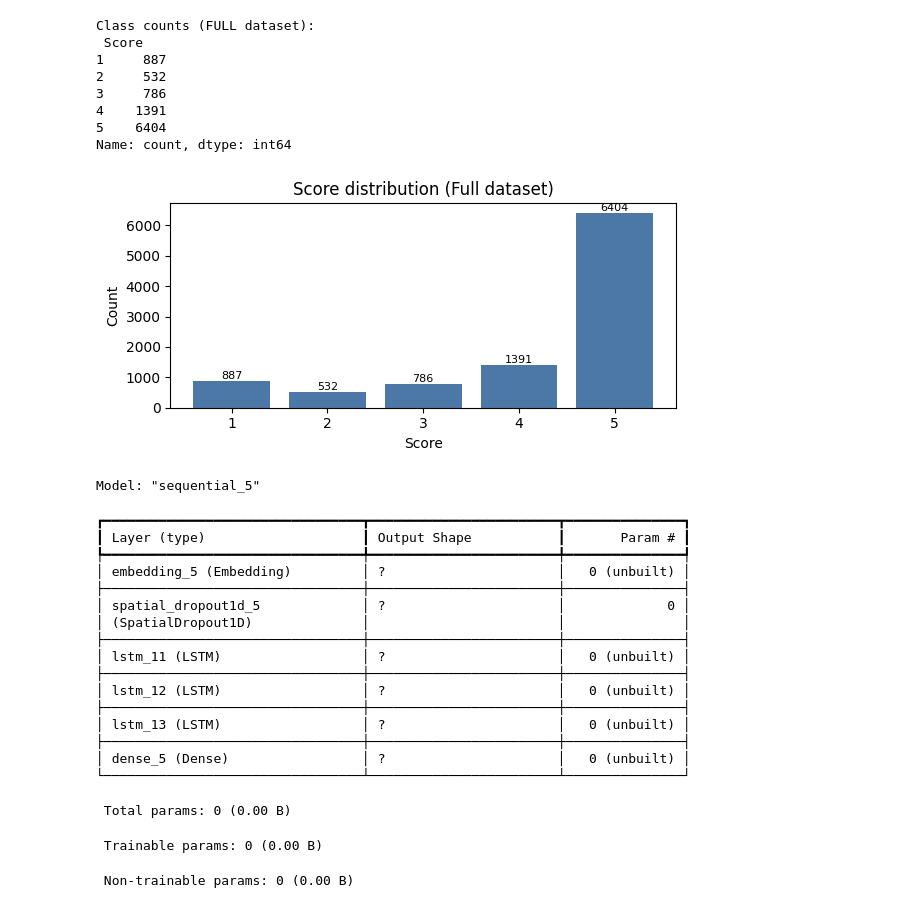
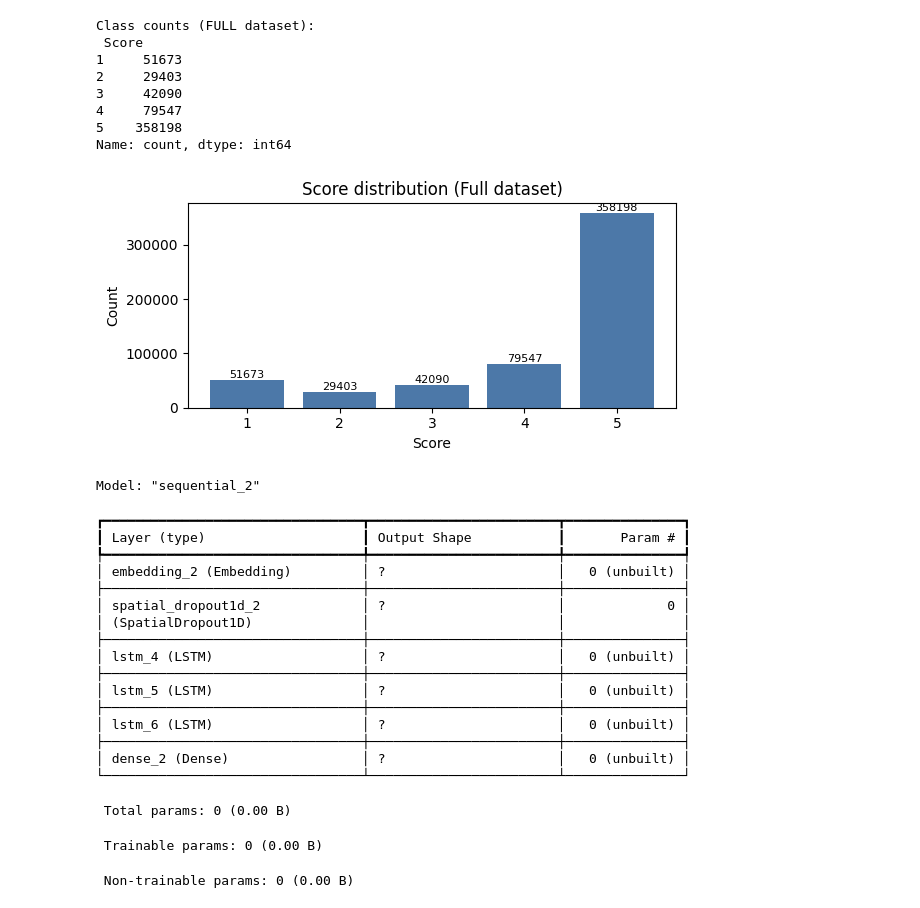
Before and after one commit to replysantosh-lang/ECARDeepLearning, a Jupyter notebook: Reviews_Full_Data_3Layer_LSTM_AS.ipynb, the cells around one changed output. Saved outputs shown, nothing was run; the diff lists cells and outputs as text; code cells hidden in the pictures.

```diff
--- a/Reviews_Full_Data_3Layer_LSTM_AS.ipynb
+++ b/Reviews_Full_Data_3Layer_LSTM_AS.ipynb
@@ -8,7 +13,7 @@ from tensorflow.keras.preprocessing.sequence import pad_sequences
 from tensorflow.keras import layers, models, utils
 
 # ======= fast, simple settings =======
-CSV = "D:\\HardDriveFiles\\Personal\\REVA\\RACE\\Semester1\\DATASETS\\DeepLearning\\Day1\\amazon_review.csv"      # file path
+CSV = "//content//drive//MyDrive//Day1//amazon_review.csv"      # file path
 SEED = 42; np.random.seed(SEED); tf.random.set_seed(SEED)
 N_ROWS = 1000            # <-- use 1000 lines only
 MAX_WORDS = 12000        # vocab cap
@@ -151,7 +156,8 @@ from tensorflow.keras import layers, models, utils
 
 # ======= config =======
 #CSV = "Reviews.csv"    # path to your file
-CSV = "D:\\HardDriveFiles\\Personal\\REVA\\RACE\\Semester1\\DATASETS\\DeepLearning\\Day1\\amazon_review.csv"
+# CSV = "D:\\HardDriveFiles\\Personal\\REVA\\RACE\\Semester1\\DATASETS\\DeepLearning\\Day1\\amazon_review.csv"
+CSV = "//content//drive//MyDrive//Day1//amazon_review.csv"
 SEED = 42; np.random.seed(SEED); tf.random.set_seed(SEED)
 N_ROWS = 20000         # <-- use exactly 20k rows
 MAX_WORDS = 20000      # vocab cap (speed vs. coverage)
@@ -287,7 +306,8 @@ from tensorflow.keras import layers, models, utils
 
 # ============= config (tune for your hardware) =============
 # CSV = "Reviews.csv"   # path to attached file
-CSV = "D:\\HardDriveFiles\\Personal\\REVA\\RACE\\Semester1\\DATASETS\\DeepLearning\\Day1\\amazon_review.csv"
+# CSV = "D:\\HardDriveFiles\\Personal\\REVA\\RACE\\Semester1\\DATASETS\\DeepLearning\\Day1\\amazon_review.csv"
+CSV = "//content//drive//MyDrive//Day1//amazon_review.csv"
 SEED = 42; np.random.seed(SEED); tf.random.set_seed(SEED)
 MAX_WORDS = 30000     # vocab size cap (increase if you have VRAM/CPU)
 MAX_LEN   = 90        # sequence length (shorter = faster)
@@ -297,8 +317,8 @@ EPOCHS    = 4         # quick passes; early stopping will cut if needed
 BATCH     = 256       # adjust to fit memory; try 128 if OOM
 
 # Optional: make TensorFlow GPUs behave nicer (safe to keep on CPU too)
-for gpu in tf.config.experimental.list_physical_devices('GPU'):
-    tf.config.experimental.set_memory_growth(gpu, True)
+#for gpu in tf.config.experimental.list_physical_devices('GPU'):
+#    tf.config.experimental.set_memory_growth(gpu, True)
 
 # ============= load & column detection =============
 df = pd.read_csv(CSV, engine="python")
@@ -360,55 +380,55 @@ cw = compute_class_weight(class_weight="balanced", classes=np.arange(C), y=y_tr_
 cw = {i:w for i,w in enumerate(cw)}
 es = tf.keras.callbacks.EarlyStopping(monitor="val_accuracy", mode="max", patience=2, restore_best_weights=True)
 model.fit(X_tr, y_tr_oh, validation_data=(X_va, y_va_oh), epochs=EPOCHS, batch_size=BATCH,
           class_weight=cw, callbacks=[es], verbose=1)
 
 # ============= evaluate =============
 loss, acc = model.evaluate(X_te, y_te_oh, verbose=0)
 print(f"\nTest: loss={loss:.4f}  acc={acc:.4f}")
 pred = model.predict(X_te, verbose=0).argmax(1)
 
 print("\nClassification report:")
 from sklearn.metrics import classification_report, confusion_matrix
 print(classification_report(y_te_i, pred, target_names=[str(c) for c in classes]))
 
 print("\nConfusion matrix:")
 print(pd.DataFrame(confusion_matrix(y_te_i, pred),
                    index=[f"true_{c}" for c in classes],
                    columns=[f"pred_{c}" for c in classes]))
 
 # ============= quick sanity predictions =============
 samples = ["Absolutely fantastic product!", "Terrible quality; very disappointed.", "It's okay, does the job."]
 s_pad = to_pad(samples)
 inv = {v:k for k,v in c2i.items()}
 s_pred = model.predict(s_pad, verbose=0).argmax(1)
 print("\nSample predictions:")
 for s, p in zip(samples, s_pred): print(f"- {s}  => predicted Score: {inv[p]}")
 # %% [output]
 Class counts (FULL dataset):
  Score
-1     887
-2     532
-3     786
-4    1391
-5    6404
+1     51673
+2     29403
+3     42090
+4     79547
+5    358198
 Name: count, dtype: int64
-[figure, old version]
+[figure, new version]
-Model: "sequential_5"
+Model: "sequential_2"
 ┏━━━━━━━━━━━━━━━━━━━━━━━━━━━━━━━━━┳━━━━━━━━━━━━━━━━━━━━━━━━┳━━━━━━━━━━━━━━━┓
 ┃ Layer (type)                    ┃ Output Shape           ┃       Param # ┃
 ┡━━━━━━━━━━━━━━━━━━━━━━━━━━━━━━━━━╇━━━━━━━━━━━━━━━━━━━━━━━━╇━━━━━━━━━━━━━━━┩
-│ embedding_5 (Embedding)         │ ?                      │   0 (unbuilt) │
+│ embedding_2 (Embedding)         │ ?                      │   0 (unbuilt) │
 ├─────────────────────────────────┼────────────────────────┼───────────────┤
-│ spatial_dropout1d_5             │ ?                      │             0 │
+│ spatial_dropout1d_2             │ ?                      │             0 │
 │ (SpatialDropout1D)              │                        │               │
 ├─────────────────────────────────┼────────────────────────┼───────────────┤
-│ lstm_11 (LSTM)                  │ ?                      │   0 (unbuilt) │
+│ lstm_4 (LSTM)                   │ ?                      │   0 (unbuilt) │
 ├─────────────────────────────────┼────────────────────────┼───────────────┤
-│ lstm_12 (LSTM)                  │ ?                      │   0 (unbuilt) │
+│ lstm_5 (LSTM)                   │ ?                      │   0 (unbuilt) │
 ├─────────────────────────────────┼────────────────────────┼───────────────┤
-│ lstm_13 (LSTM)                  │ ?                      │   0 (unbuilt) │
+│ lstm_6 (LSTM)                   │ ?                      │   0 (unbuilt) │
 ├─────────────────────────────────┼────────────────────────┼───────────────┤
-│ dense_5 (Dense)                 │ ?                      │   0 (unbuilt) │
+│ dense_2 (Dense)                 │ ?                      │   0 (unbuilt) │
 └─────────────────────────────────┴────────────────────────┴───────────────┘
  Total params: 0 (0.00 B)
  Trainable params: 0 (0.00 B)
```
Also changed, not shown: parts of 4 cells of this notebook.
